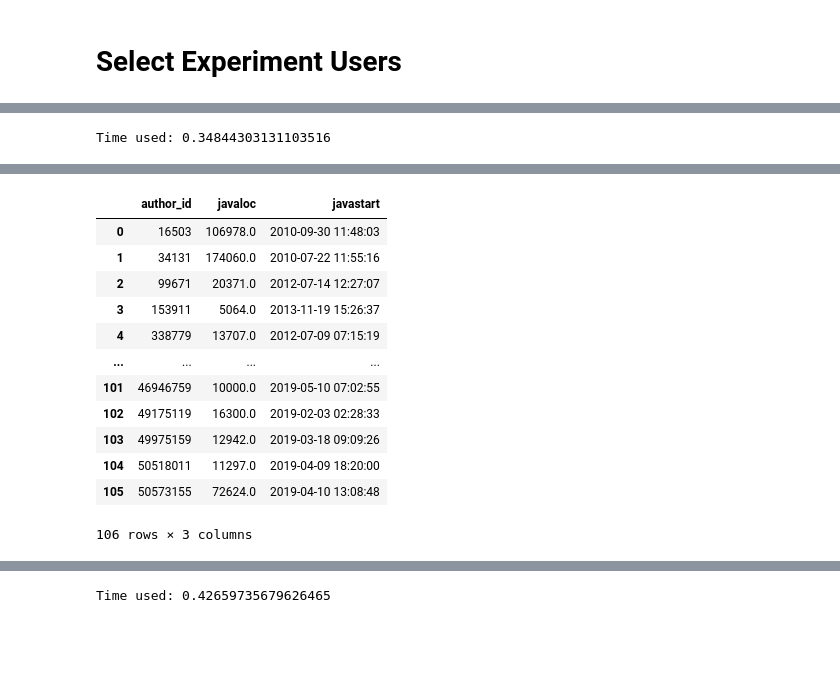
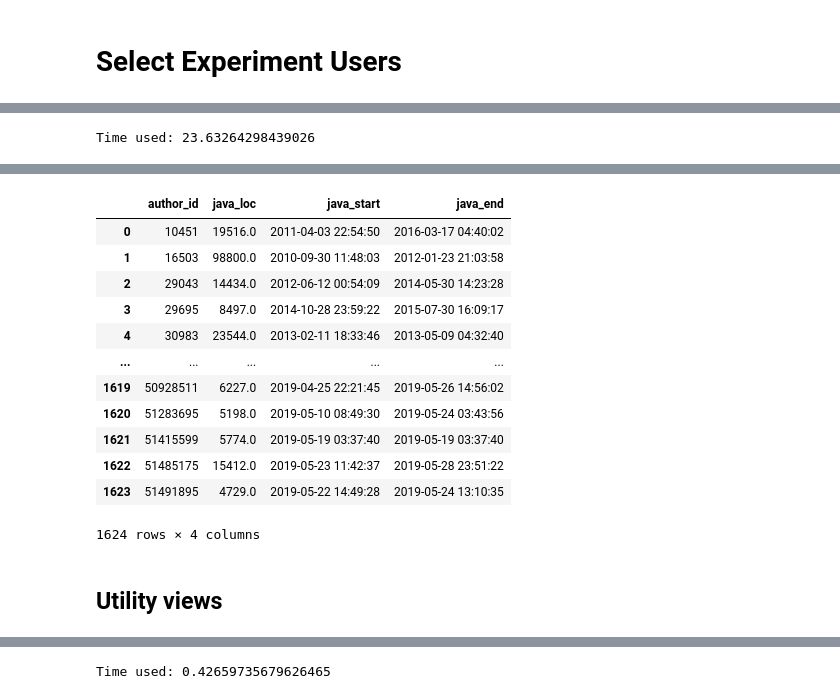
Before and after one commit to LeonBein/CRM20, a Jupyter notebook: DataExplorer.ipynb, the cells around one changed output, grey strips where cells are left out. Cells and saved outputs as stored; diff of their text form; code cells hidden in the pictures; blank space fills up the shorter version.

```diff
--- a/DataExplorer.ipynb
+++ b/DataExplorer.ipynb
@@ -589,28 +860,32 @@ Time used: 1.497013807296753
 # %%
 dbUtils.runQuery('''
         DROP TABLE IF EXISTS crm20.lb_controlgroup;
-        CREATE MATERIALIZED VIEW crm20.lb_controlgroup AS (
-            SELECT lb_java_users.author_id, lb_java_users.loc AS javaLoC,  lb_java_users.first_written as javaStart
+
+        CREATE TABLE crm20.lb_controlgroup AS (
+            SELECT lb_java_users.author_id, lb_java_users.loc AS java_loc, lb_java_users.first_written as java_start, lb_java_users.last_written as java_end
             FROM crm20.lb_java_users
             WHERE author_id NOT IN (SELECT author_id FROM crm20.lb_languages WHERE (language = 'py' OR language = 'js'))
             AND MOD(author_id, 4) = 3
-            AND loc > 5000
+            AND loc > 4000
         );
+
         SELECT * FROM crm20.lb_controlgroup
 ''')
 # %% [output]
-Time used: 0.34844303131103516
+Time used: 23.63264298439026
 [interactive output not drawn]
-|  | author_id | javaloc | javastart |
-| 0 | 16503 | 106978.0 | 2010-09-30 11:48:03 |
-| 1 | 34131 | 174060.0 | 2010-07-22 11:55:16 |
-| 2 | 99671 | 20371.0 | 2012-07-14 12:27:07 |
-| 3 | 153911 | 5064.0 | 2013-11-19 15:26:37 |
-| 4 | 338779 | 13707.0 | 2012-07-09 07:15:19 |
-| ... | ... | ... | ... |
-| 101 | 46946759 | 10000.0 | 2019-05-10 07:02:55 |
-| 102 | 49175119 | 16300.0 | 2019-02-03 02:28:33 |
-| 103 | 49975159 | 12942.0 | 2019-03-18 09:09:26 |
-| 104 | 50518011 | 11297.0 | 2019-04-09 18:20:00 |
-| 105 | 50573155 | 72624.0 | 2019-04-10 13:08:48 |
+|  | author_id | java_loc | java_start | java_end |
+| 0 | 10451 | 19516.0 | 2011-04-03 22:54:50 | 2016-03-17 04:40:02 |
+| 1 | 16503 | 98800.0 | 2010-09-30 11:48:03 | 2012-01-23 21:03:58 |
+| 2 | 29043 | 14434.0 | 2012-06-12 00:54:09 | 2014-05-30 14:23:28 |
+| 3 | 29695 | 8497.0 | 2014-10-28 23:59:22 | 2015-07-30 16:09:17 |
+| 4 | 30983 | 23544.0 | 2013-02-11 18:33:46 | 2013-05-09 04:32:40 |
+| ... | ... | ... | ... | ... |
+| 1619 | 50928511 | 6227.0 | 2019-04-25 22:21:45 | 2019-05-26 14:56:02 |
+| 1620 | 51283695 | 5198.0 | 2019-05-10 08:49:30 | 2019-05-24 03:43:56 |
+| 1621 | 51415599 | 5774.0 | 2019-05-19 03:37:40 | 2019-05-19 03:37:40 |
+| 1622 | 51485175 | 15412.0 | 2019-05-23 11:42:37 | 2019-05-28 23:51:22 |
+| 1623 | 51491895 | 4729.0 | 2019-05-22 14:49:28 | 2019-05-24 13:10:35 |
-106 rows × 3 columns
+1624 rows × 4 columns
+# %% [markdown]
+## Utility views
```
Also changed, not shown: parts of 73 cells of this notebook, 1 other file.
